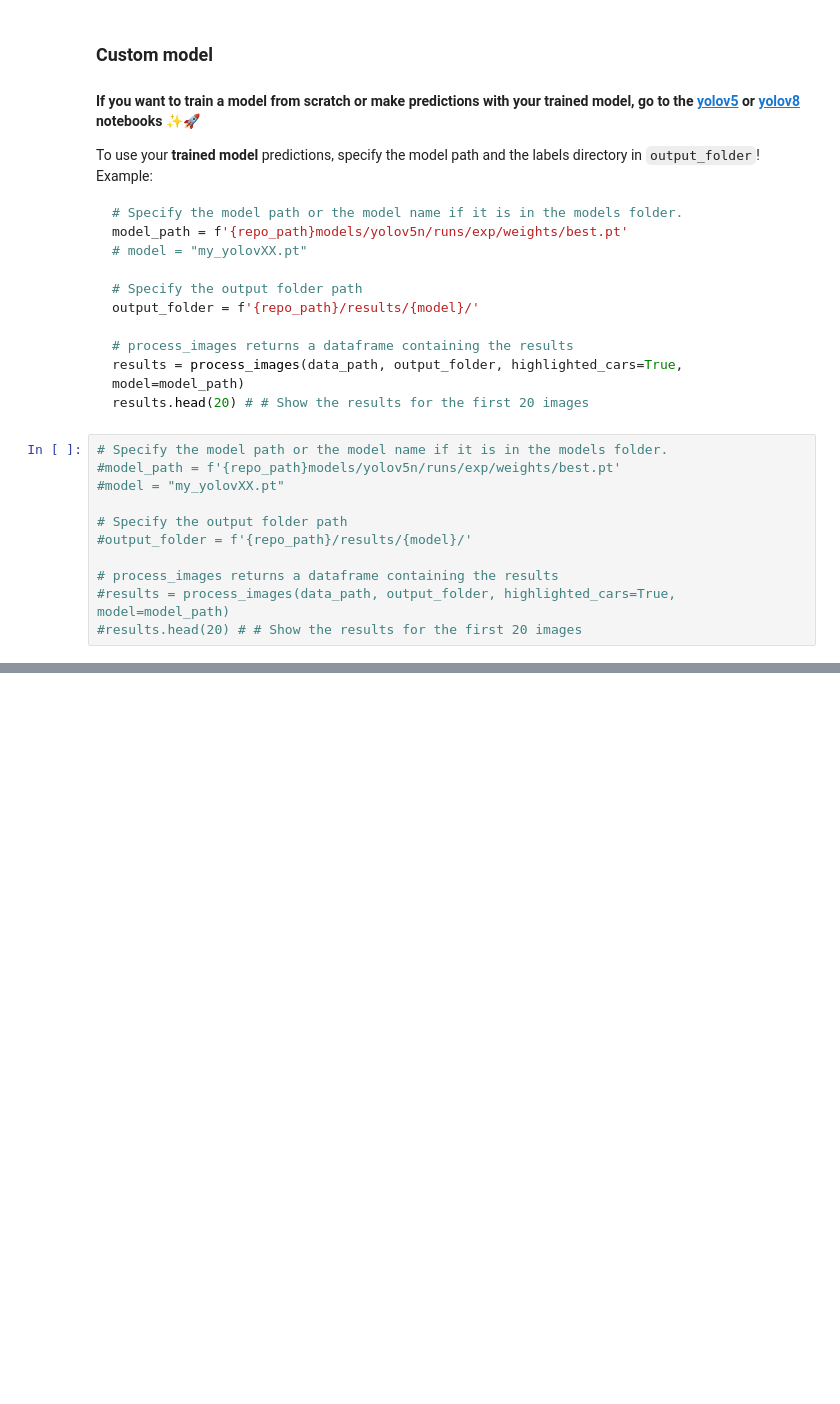
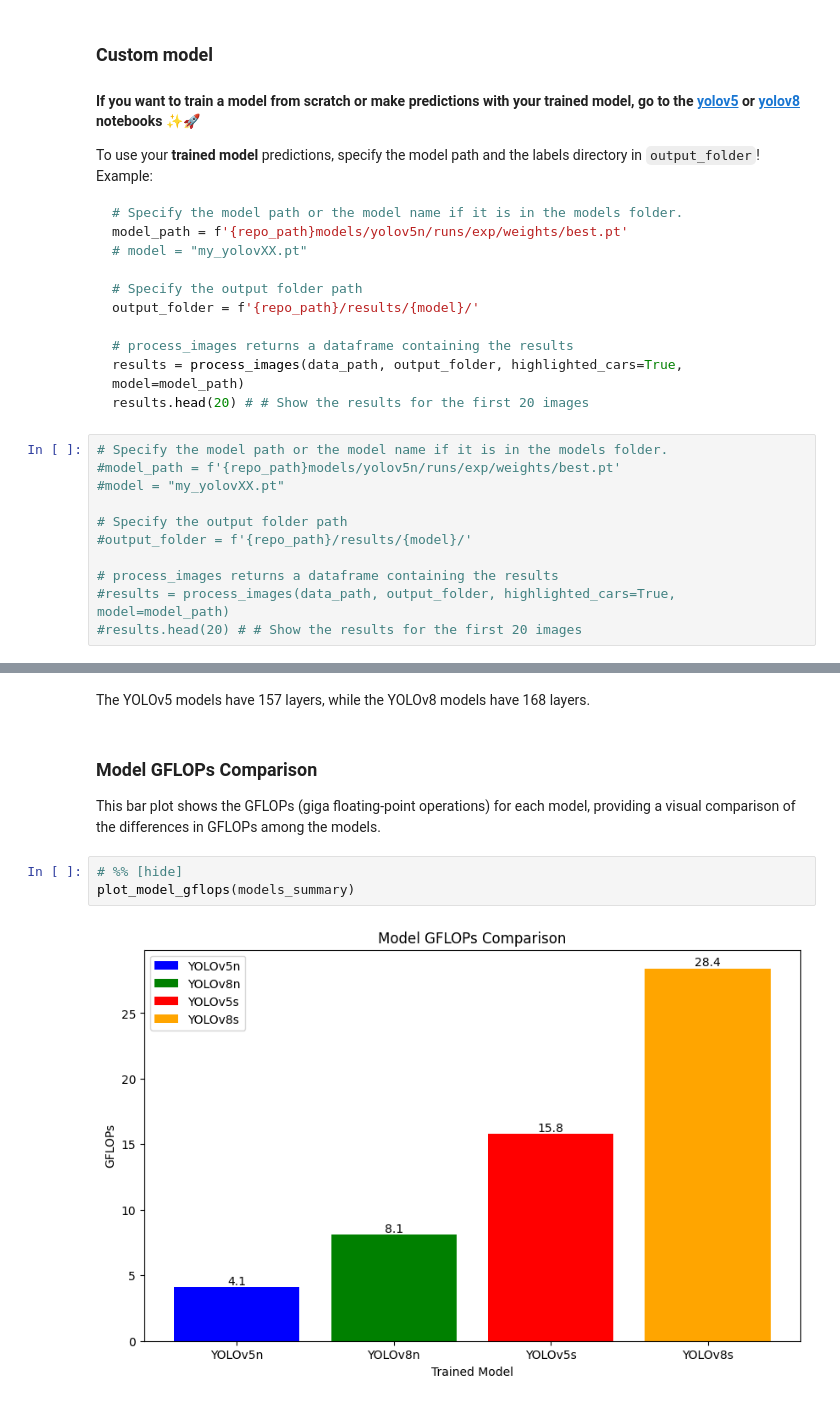
Before and after one commit to math-silva/YOLO-Parking-Spot, a Jupyter notebook: notebooks/yolo-parking-spot.ipynb, the cells around one changed output, grey strips where cells are left out. Drawn from its saved outputs; the diff is of its cells as text; blank space fills up the shorter version.

```diff
--- a/notebooks/yolo-parking-spot.ipynb
+++ b/notebooks/yolo-parking-spot.ipynb
@@ -178,0 +219,11 @@ results.head(20) # # Show the results for the first 20 images
+# %% [markdown]
+The YOLOv5 models have 157 layers, while the YOLOv8 models have 168 layers.
+# %% [markdown]
+### Model GFLOPs Comparison
+
+This bar plot shows the GFLOPs (giga floating-point operations) for each model, providing a visual comparison of the differences in GFLOPs among the models.
+# %%
+# %% [hide]
+plot_model_gflops(models_summary)
+# %% [output]
+[figure, added]
```
Also changed, not shown: parts of 19 cells of this notebook, 2 other files.
